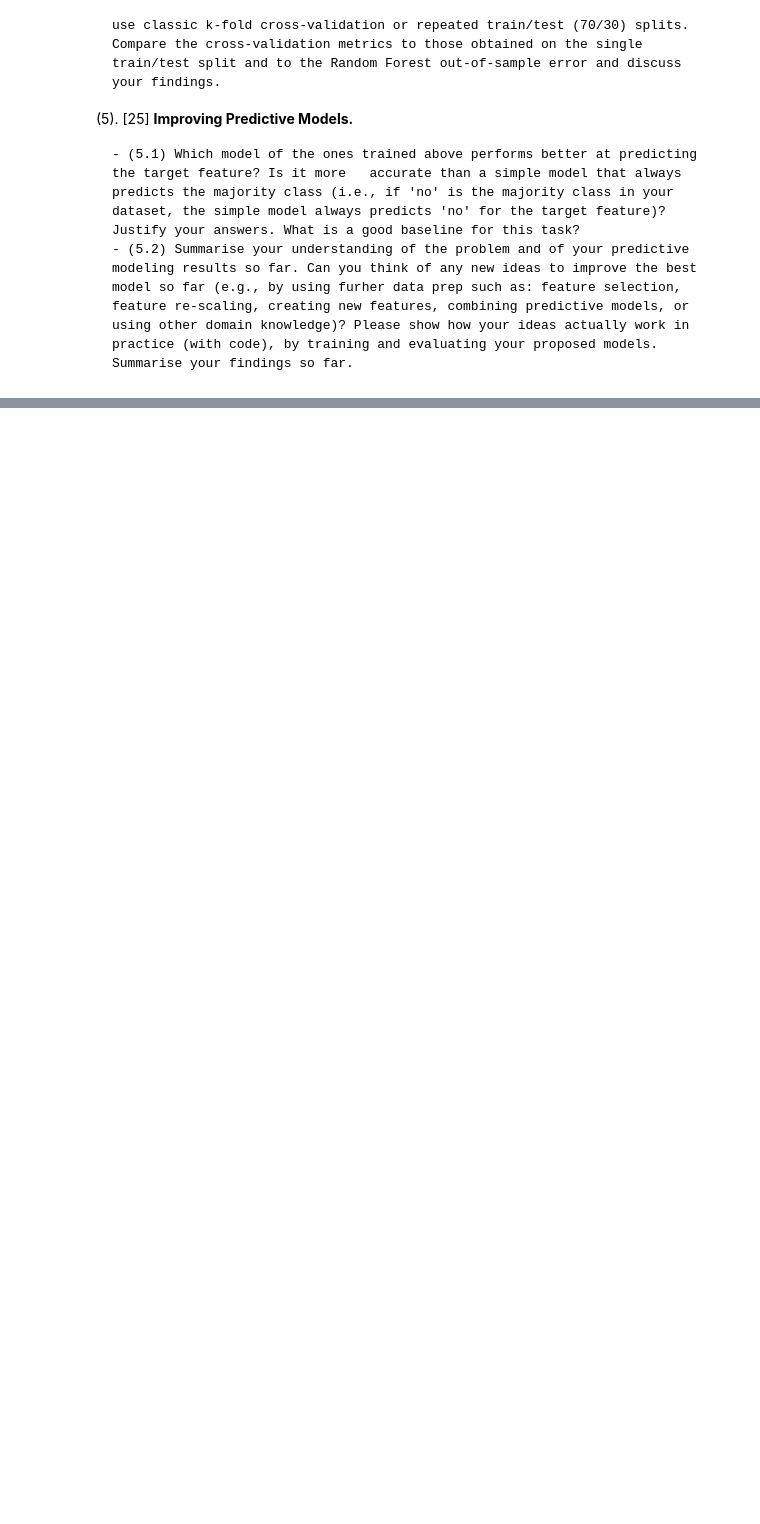
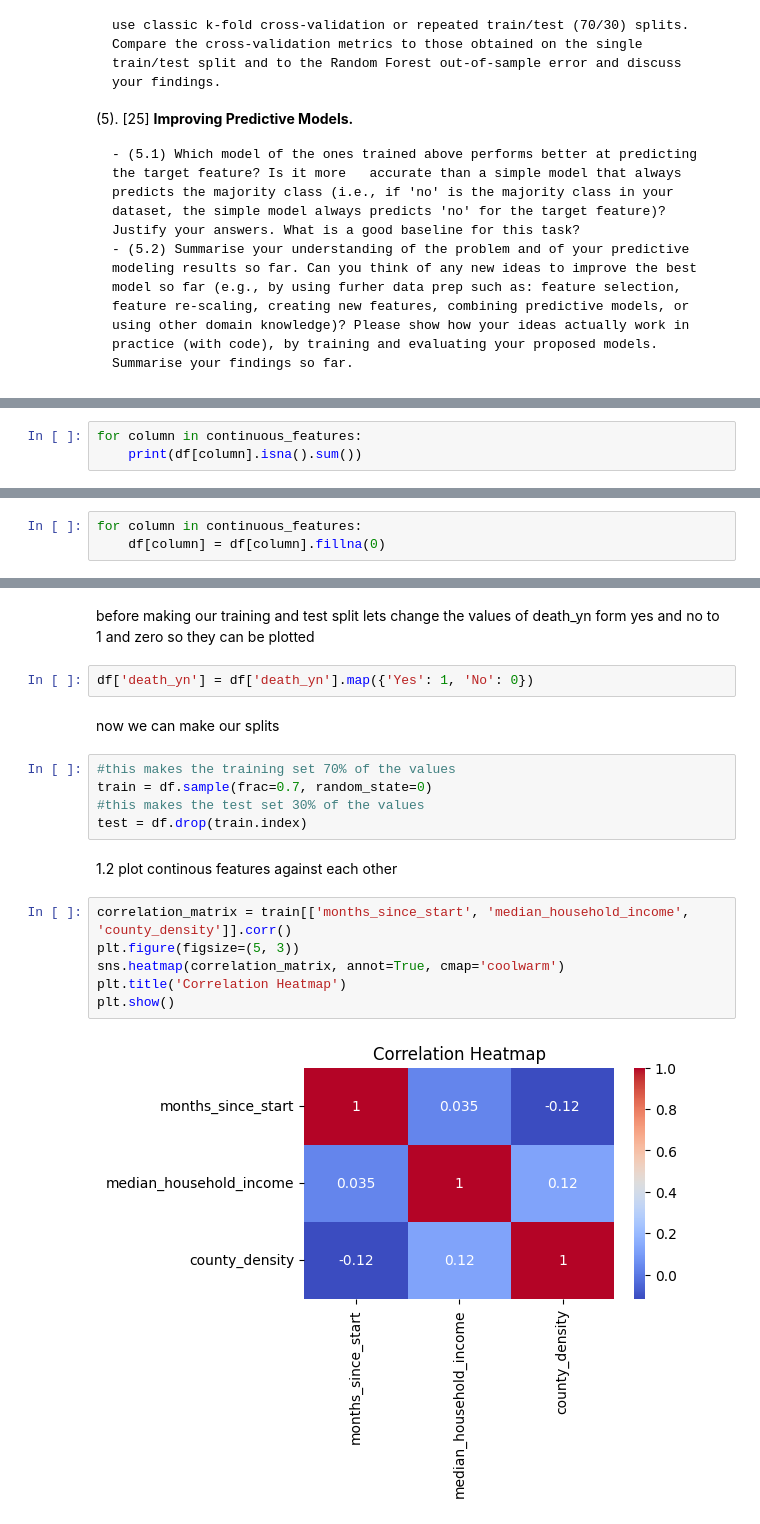
Before and after one commit to Southwick-Adam/CovidDataModeling, a Jupyter notebook: 2023-Homework2-Notebook.ipynb, the cells around one changed output, grey strips where cells are left out. Saved outputs shown, nothing was run; the diff lists cells and outputs as text; blank space fills up the shorter version.

```diff
--- a/2023-Homework2-Notebook.ipynb
+++ b/2023-Homework2-Notebook.ipynb
@@ -73,0 +165,3 @@ There are 5 parts for this homework. Each part has an indicative maximum percent
+# %%
+for column in continuous_features:
+    print(df[column].isna().sum())
@@ -73,0 +176,3 @@ There are 5 parts for this homework. Each part has an indicative maximum percent
+# %%
+for column in continuous_features:
+    df[column] = df[column].fillna(0)
@@ -73,0 +192,21 @@ There are 5 parts for this homework. Each part has an indicative maximum percent
+# %% [markdown]
+before making our training and test split lets change the values of death_yn form yes and no to 1 and zero so they can be plotted
+# %%
+df['death_yn'] = df['death_yn'].map({'Yes': 1, 'No': 0})
+# %% [markdown]
+now we can make our splits
+# %%
+#this makes the training set 70% of the values
+train = df.sample(frac=0.7, random_state=0)
+#this makes the test set 30% of the values
+test = df.drop(train.index)
+# %% [markdown]
+1.2 plot continous features against each other
+# %%
+correlation_matrix = train[['months_since_start', 'median_household_income', 'county_density']].corr()
+plt.figure(figsize=(5, 3))
+sns.heatmap(correlation_matrix, annot=True, cmap='coolwarm')
+plt.title('Correlation Heatmap')
+plt.show()
+# %% [output]
+[figure, added]
```
Also changed, not shown: parts of 194 cells of this notebook, 2 other files.
